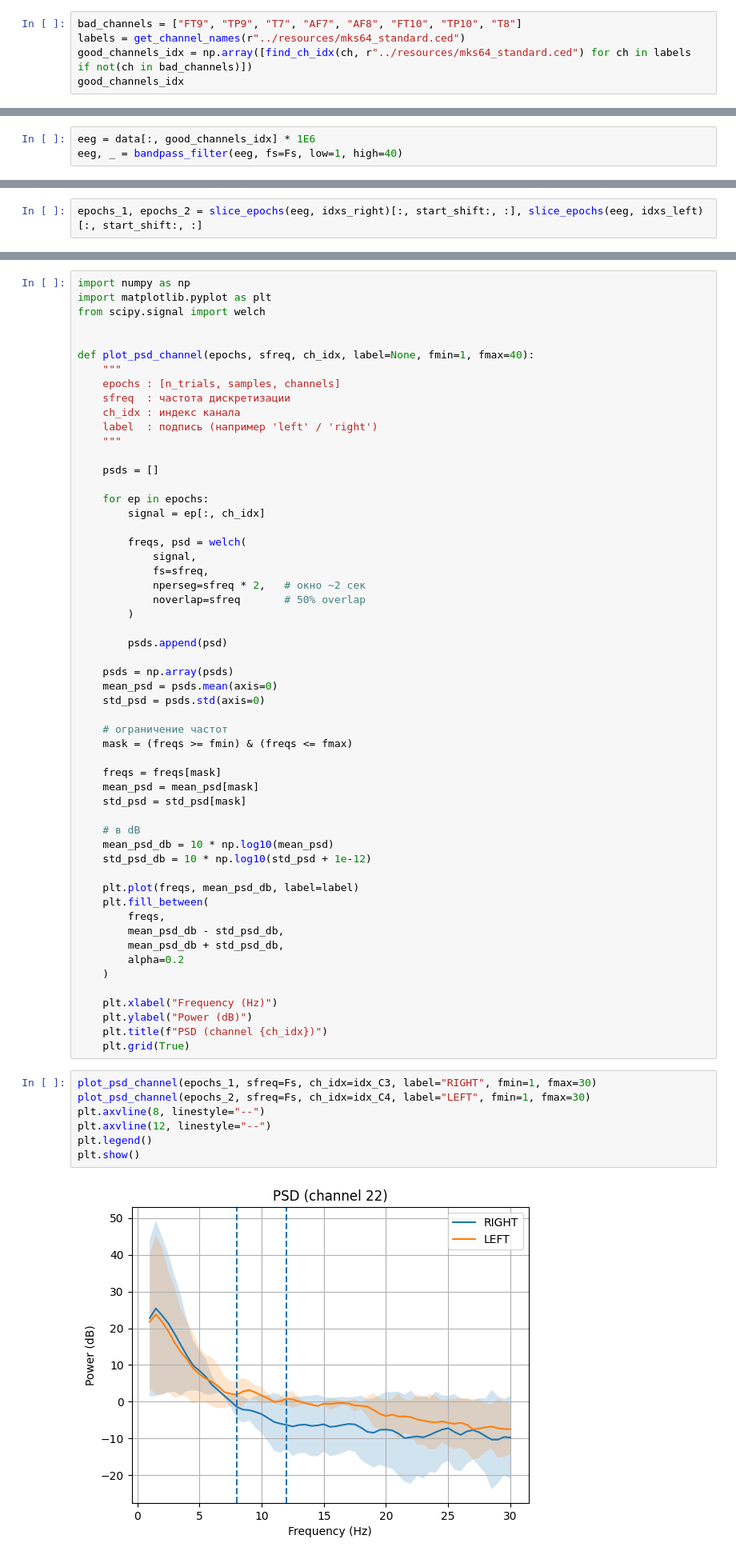
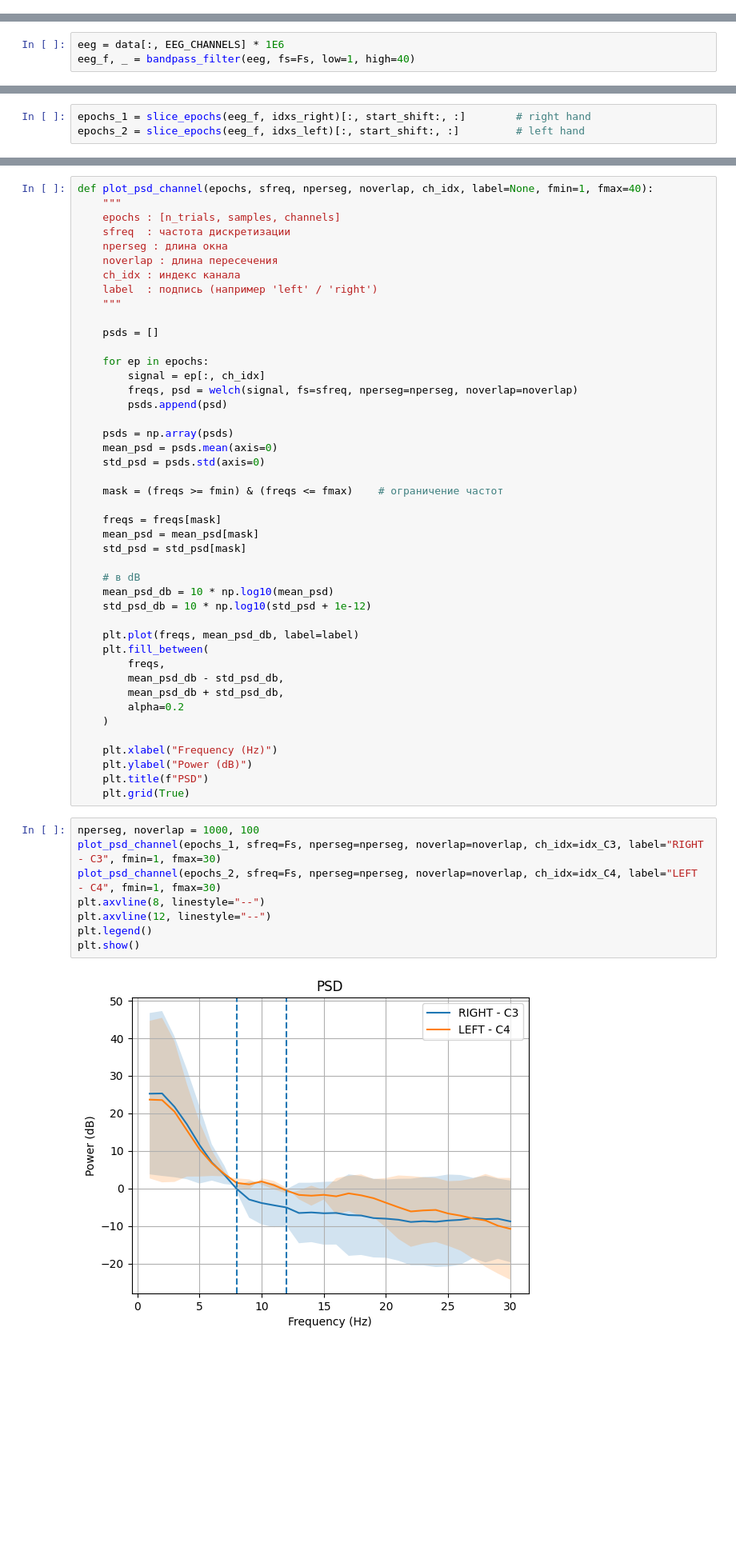
Before and after one commit to JuliaRory/Agency_EBCI, a Jupyter notebook: notebooks/04_check_mu_rhythm.ipynb, the cells around one changed output, grey strips where cells are left out. Shown at 80% size. Saved outputs shown, nothing was run; the diff lists cells and outputs as text; blank space fills up the shorter version.

```diff
--- a/notebooks/04_check_mu_rhythm.ipynb
+++ b/notebooks/04_check_mu_rhythm.ipynb
@@ -56,8 +67,3 @@ data, _ = load_h5df(path_filename)
 trigger = data[:, -1]
 trigger = ttl2binary(data[:, -1], bit_index=0)
 trigger = reverse_trigger(trigger)
-# %%
-bad_channels = ["FT9", "TP9", "T7", "AF7", "AF8", "FT10", "TP10", "T8"]
-labels = get_channel_names(r"../resources/mks64_standard.ced")
-good_channels_idx = np.array([find_ch_idx(ch, r"../resources/mks64_standard.ced") for ch in labels if not(ch in bad_channels)])
-good_channels_idx
@@ -69,5 +70,5 @@ array([ 2,  3,  5,  6,  7,  8,  9, 10, 11, 12, 13, 14, 15, 16, 17, 18, 19,
 # %%
-eeg = data[:, good_channels_idx] * 1E6
-eeg, _ = bandpass_filter(eeg, fs=Fs, low=1, high=40)
+eeg = data[:, EEG_CHANNELS] * 1E6
+eeg_f, _ = bandpass_filter(eeg, fs=Fs, low=1, high=40)
 # %%
 start_shift = 500
@@ -74,3 +105,4 @@ start_shift = 500
 idxs_rest, idxs_right, idxs_left = parse_events(trigger, window_size=200, start_shift=start_shift, end_shift=0)
 # %%
-epochs_1, epochs_2 = slice_epochs(eeg, idxs_right)[:, start_shift:, :], slice_epochs(eeg, idxs_left)[:, start_shift:, :]
+epochs_1 = slice_epochs(eeg_f, idxs_right)[:, start_shift:, :]        # right hand
+epochs_2 = slice_epochs(eeg_f, idxs_left)[:, start_shift:, :]         # left hand
@@ -81,13 +109,10 @@ idx_C3 = find_ch_idx("C3", fl_montage)
 # %%
-import numpy as np
-import matplotlib.pyplot as plt
-from scipy.signal import welch
-
-
-def plot_psd_channel(epochs, sfreq, ch_idx, label=None, fmin=1, fmax=40):
+def plot_psd_channel(epochs, sfreq, nperseg, noverlap, ch_idx, label=None, fmin=1, fmax=40):
     """
     epochs : [n_trials, samples, channels]
     sfreq  : частота дискретизации
+    nperseg : длина окна
+    noverlap : длина пересечения
     ch_idx : индекс канала
     label  : подпись (например 'left' / 'right')
     """
@@ -96,22 +121,14 @@ def plot_psd_channel(epochs, sfreq, ch_idx, label=None, fmin=1, fmax=40):
 
     for ep in epochs:
         signal = ep[:, ch_idx]
-
-        freqs, psd = welch(
-            signal,
-            fs=sfreq,
-            nperseg=sfreq * 2,   # окно ~2 сек
-            noverlap=sfreq       # 50% overlap
-        )
-
+        freqs, psd = welch(signal, fs=sfreq, nperseg=nperseg, noverlap=noverlap)
         psds.append(psd)
 
     psds = np.array(psds)
     mean_psd = psds.mean(axis=0)
     std_psd = psds.std(axis=0)
 
-    # ограничение частот
-    mask = (freqs >= fmin) & (freqs <= fmax)
+    mask = (freqs >= fmin) & (freqs <= fmax)    # ограничение частот
 
     freqs = freqs[mask]
     mean_psd = mean_psd[mask]
@@ -131,15 +148,16 @@ def plot_psd_channel(epochs, sfreq, ch_idx, label=None, fmin=1, fmax=40):
 
     plt.xlabel("Frequency (Hz)")
     plt.ylabel("Power (dB)")
-    plt.title(f"PSD (channel {ch_idx})")
+    plt.title(f"PSD")
     plt.grid(True)
 # %%
-plot_psd_channel(epochs_1, sfreq=Fs, ch_idx=idx_C3, label="RIGHT", fmin=1, fmax=30)
-plot_psd_channel(epochs_2, sfreq=Fs, ch_idx=idx_C4, label="LEFT", fmin=1, fmax=30)
+nperseg, noverlap = 1000, 100
+plot_psd_channel(epochs_1, sfreq=Fs, nperseg=nperseg, noverlap=noverlap, ch_idx=idx_C3, label="RIGHT - C3", fmin=1, fmax=30)
+plot_psd_channel(epochs_2, sfreq=Fs, nperseg=nperseg, noverlap=noverlap, ch_idx=idx_C4, label="LEFT - C4", fmin=1, fmax=30)
 plt.axvline(8, linestyle="--")
 plt.axvline(12, linestyle="--")
 plt.legend()
 plt.show()
 # %% [output]
-[figure, old version]
+[figure, new version]
 # %%
```
Also changed, not shown: parts of 33 cells of this notebook, 1 other file.
